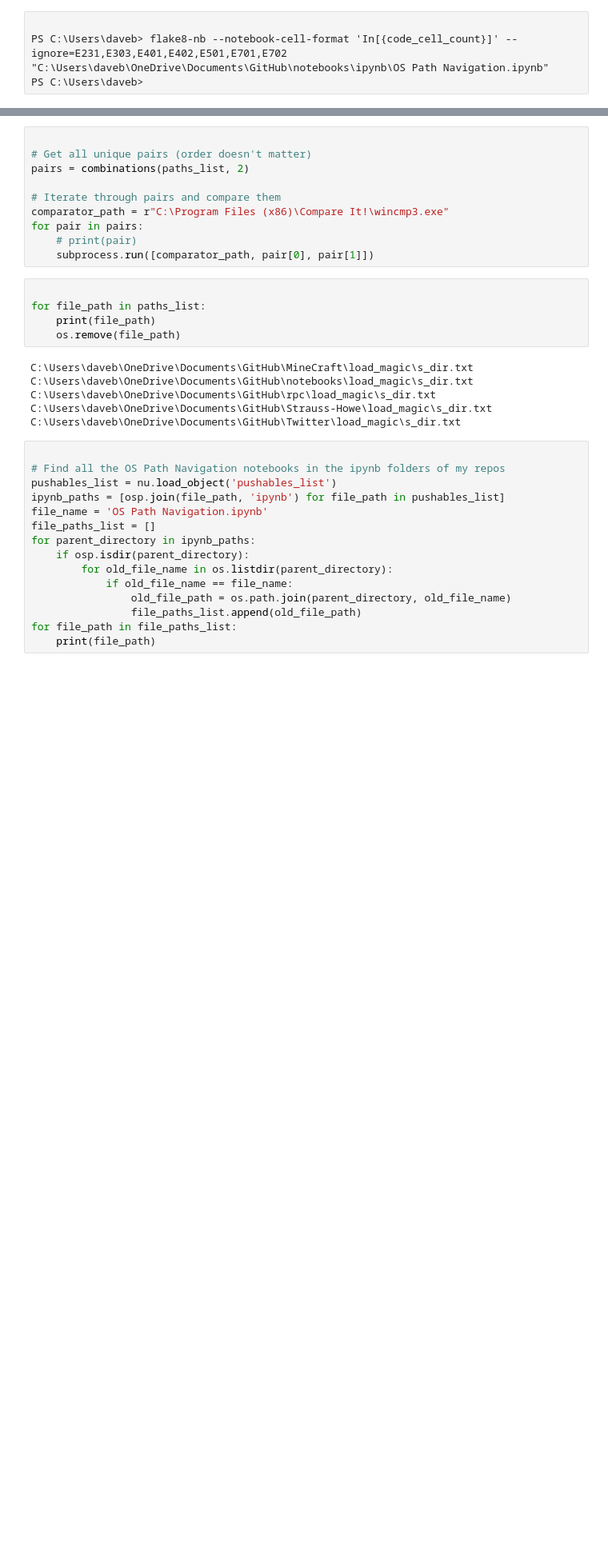
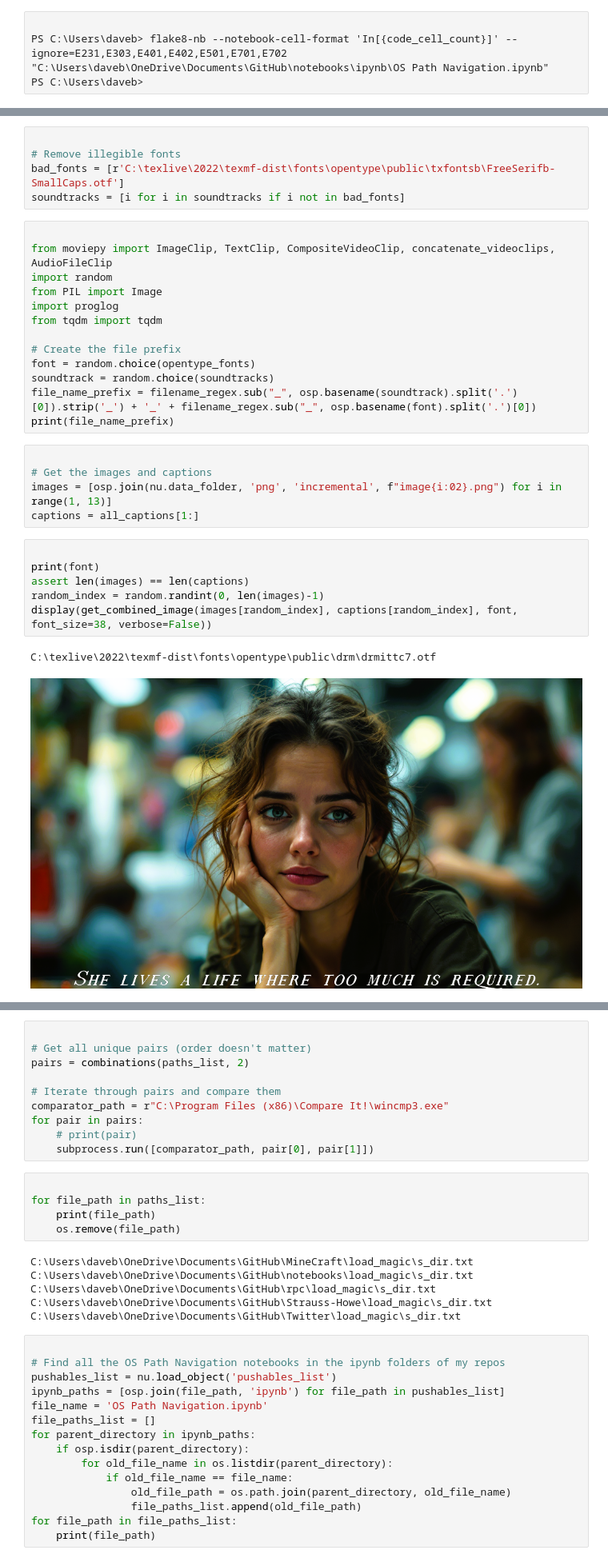
Before and after one commit to dbabbitt/notebooks, a Jupyter notebook: ipynb/OS Path Navigation.ipynb, the cells around one changed output, grey strips where cells are left out. Shown at 80% size. Cells and saved outputs as stored; diff of their text form; blank space fills up the shorter version.

```diff
--- a/ipynb/OS Path Navigation.ipynb
+++ b/ipynb/OS Path Navigation.ipynb
@@ -92,0 +147,32 @@ random.choices(['ADD_TO_CART', 'VIEW_PRODUCT'], k=9)
+# %%
+
+# Remove illegible fonts
+bad_fonts = [r'C:\texlive\2022\texmf-dist\fonts\opentype\public\txfontsb\FreeSerifb-SmallCaps.otf']
+soundtracks = [i for i in soundtracks if i not in bad_fonts]
+# %%
+
+from moviepy import ImageClip, TextClip, CompositeVideoClip, concatenate_videoclips, AudioFileClip
+import random
+from PIL import Image
+import proglog
+from tqdm import tqdm
+
+# Create the file prefix
+font = random.choice(opentype_fonts)
+soundtrack = random.choice(soundtracks)
+file_name_prefix = filename_regex.sub("_", osp.basename(soundtrack).split('.')[0]).strip('_') + '_' + filename_regex.sub("_", osp.basename(font).split('.')[0])
+print(file_name_prefix)
+# %%
+
+# Get the images and captions
+images = [osp.join(nu.data_folder, 'png', 'incremental', f"image{i:02}.png") for i in range(1, 13)]
+captions = all_captions[1:]
+# %%
+
+print(font)
+assert len(images) == len(captions)
+random_index = random.randint(0, len(images)-1)
+display(get_combined_image(images[random_index], captions[random_index], font, font_size=38, verbose=False))
+# %% [output]
+C:\texlive\2022\texmf-dist\fonts\opentype\public\drm\drmittc7.otf
+[figure, added]
```
Also changed, not shown: parts of 12 cells of this notebook, 5 other files.
